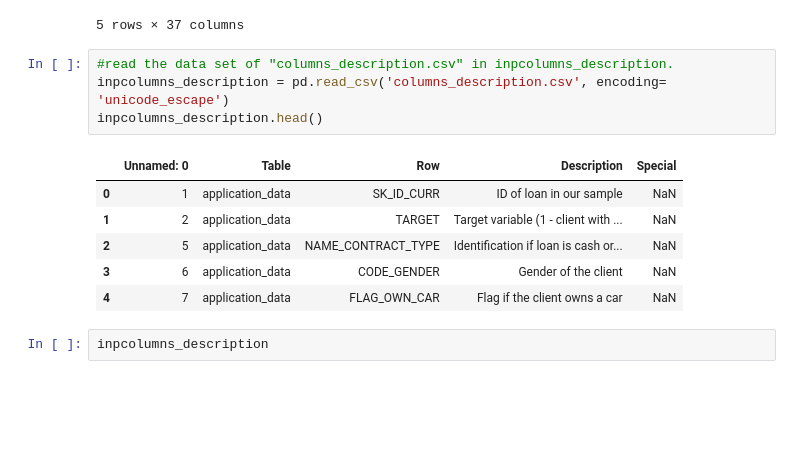
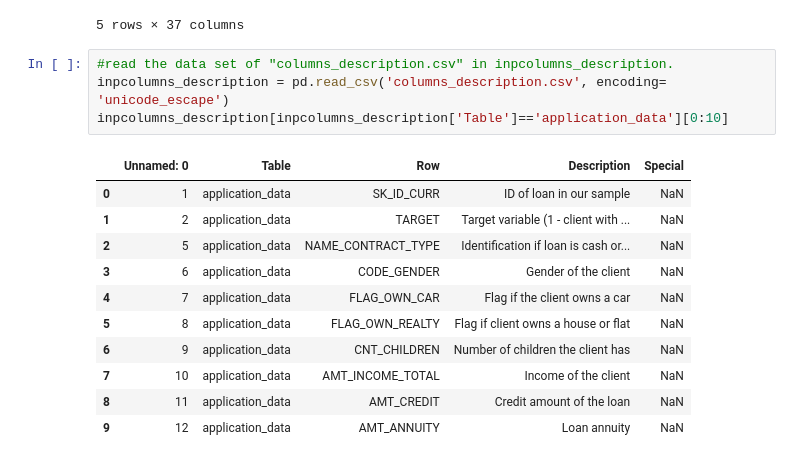
Before and after one commit to Achin-C/CaseStudyEDA, a Jupyter notebook: EDACasetudy-Copy1.ipynb, the cells around one changed output. Drawn from its saved outputs; the diff is of its cells as text; blank space fills up the shorter version.

```diff
--- a/EDACasetudy-Copy1.ipynb
+++ b/EDACasetudy-Copy1.ipynb
@@ -33,13 +54,16 @@ inpprevious_application.head()
 # %%
 #read the data set of "columns_description.csv" in inpcolumns_description.
 inpcolumns_description = pd.read_csv('columns_description.csv', encoding= 'unicode_escape')
-inpcolumns_description.head()
+inpcolumns_description[inpcolumns_description['Table']=='application_data'][0:10]
 # %% [output]
 |  | Unnamed: 0 | Table | Row | Description | Special |
 | 0 | 1 | application_data | SK_ID_CURR | ID of loan in our sample | NaN |
 | 1 | 2 | application_data | TARGET | Target variable (1 - client with ... | NaN |
 | 2 | 5 | application_data | NAME_CONTRACT_TYPE | Identification if loan is cash or... | NaN |
 | 3 | 6 | application_data | CODE_GENDER | Gender of the client | NaN |
 | 4 | 7 | application_data | FLAG_OWN_CAR | Flag if the client owns a car | NaN |
+| 5 | 8 | application_data | FLAG_OWN_REALTY | Flag if client owns a house or flat | NaN |
+| 6 | 9 | application_data | CNT_CHILDREN | Number of children the client has | NaN |
+| 7 | 10 | application_data | AMT_INCOME_TOTAL | Income of the client | NaN |
+| 8 | 11 | application_data | AMT_CREDIT | Credit amount of the loan | NaN |
+| 9 | 12 | application_data | AMT_ANNUITY | Loan annuity | NaN |
-# %%
-inpcolumns_description
```
Also changed, not shown: parts of 35 cells of this notebook.
